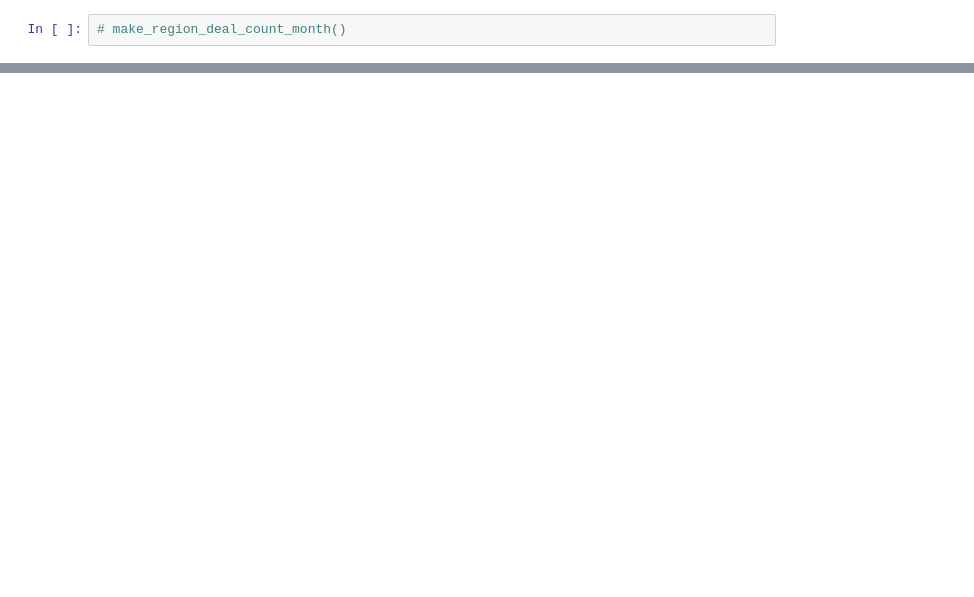
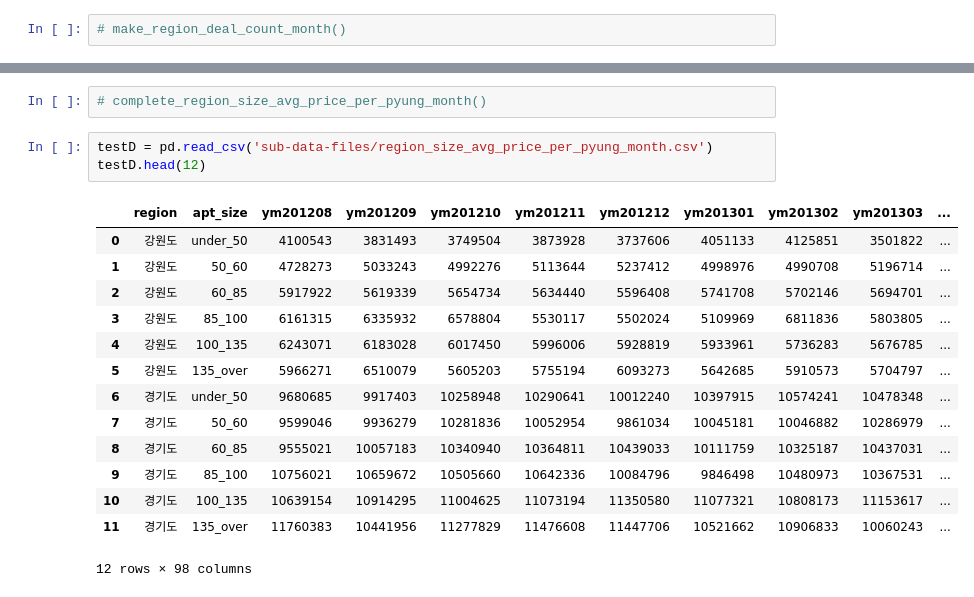
Before and after one commit to TTGGPP/hello_world, a Jupyter notebook: team_project/private_khp771/db_to_memory.ipynb, the cells around one changed output, grey strips where cells are left out. Cells and saved outputs as stored; diff of their text form; blank space fills up the shorter version.

```diff
--- a/team_project/private_khp771/db_to_memory.ipynb
+++ b/team_project/private_khp771/db_to_memory.ipynb
@@ -311,0 +563,20 @@ def complete_region_size_count():
+# %%
+# complete_region_size_avg_price_per_pyung_month()
+# %%
+testD = pd.read_csv('sub-data-files/region_size_avg_price_per_pyung_month.csv')
+testD.head(12)
+# %% [output]
+|  | region | apt_size | ym201208 | ym201209 | ym201210 | ym201211 | ym201212 | ym201301 | ym201302 | ym201303 | ... |
+| 0 | 강원도 | under_50 | 4100543 | 3831493 | 3749504 | 3873928 | 3737606 | 4051133 | 4125851 | 3501822 | ... |
+| 1 | 강원도 | 50_60 | 4728273 | 5033243 | 4992276 | 5113644 | 5237412 | 4998976 | 4990708 | 5196714 | ... |
+| 2 | 강원도 | 60_85 | 5917922 | 5619339 | 5654734 | 5634440 | 5596408 | 5741708 | 5702146 | 5694701 | ... |
+| 3 | 강원도 | 85_100 | 6161315 | 6335932 | 6578804 | 5530117 | 5502024 | 5109969 | 6811836 | 5803805 | ... |
+| 4 | 강원도 | 100_135 | 6243071 | 6183028 | 6017450 | 5996006 | 5928819 | 5933961 | 5736283 | 5676785 | ... |
+| 5 | 강원도 | 135_over | 5966271 | 6510079 | 5605203 | 5755194 | 6093273 | 5642685 | 5910573 | 5704797 | ... |
+| 6 | 경기도 | under_50 | 9680685 | 9917403 | 10258948 | 10290641 | 10012240 | 10397915 | 10574241 | 10478348 | ... |
+| 7 | 경기도 | 50_60 | 9599046 | 9936279 | 10281836 | 10052954 | 9861034 | 10045181 | 10046882 | 10286979 | ... |
+| 8 | 경기도 | 60_85 | 9555021 | 10057183 | 10340940 | 10364811 | 10439033 | 10111759 | 10325187 | 10437031 | ... |
+| 9 | 경기도 | 85_100 | 10756021 | 10659672 | 10505660 | 10642336 | 10084796 | 9846498 | 10480973 | 10367531 | ... |
+| 10 | 경기도 | 100_135 | 10639154 | 10914295 | 11004625 | 11073194 | 11350580 | 11077321 | 10808173 | 11153617 | ... |
+| 11 | 경기도 | 135_over | 11760383 | 10441956 | 11277829 | 11476608 | 11447706 | 10521662 | 10906833 | 10060243 | ... |
+12 rows × 98 columns
```
Also changed, not shown: parts of 23 cells of this notebook, 7 other files.
